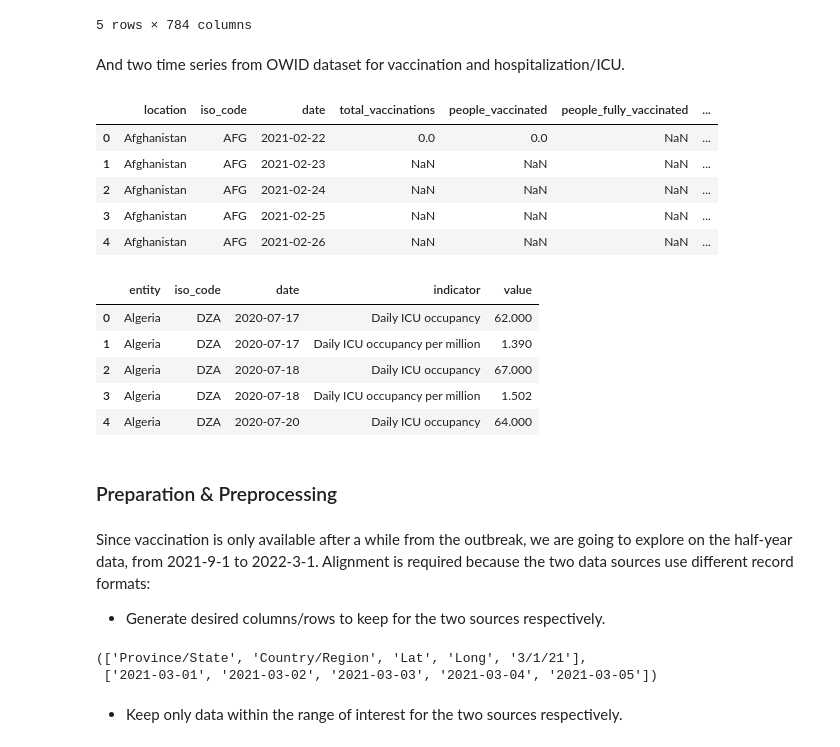
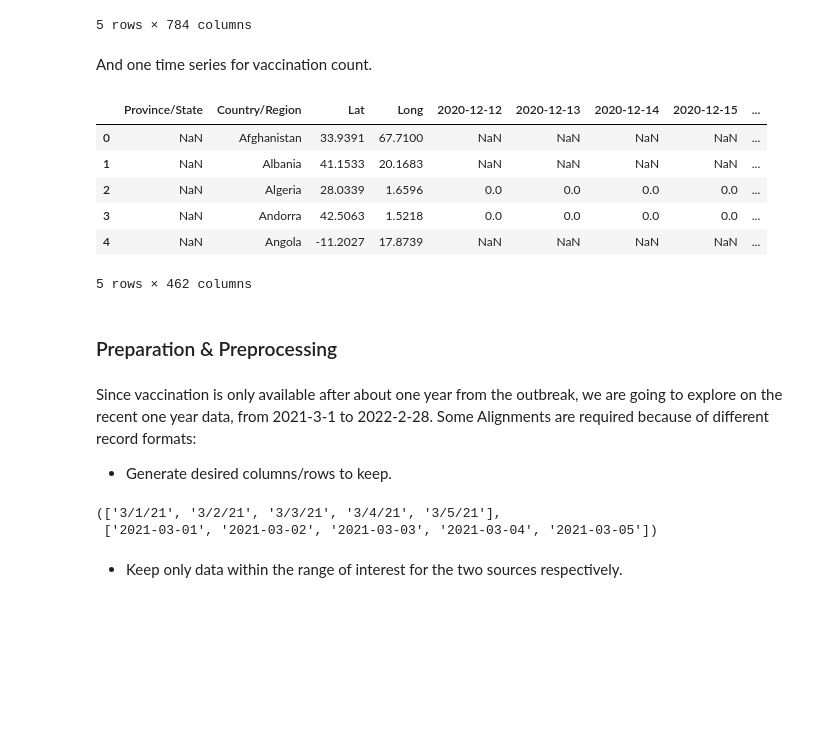
Before and after one commit to gaol00034/Covid19-Analysis, a Jupyter notebook: src/Global.ipynb, the cells around one changed output. Saved outputs shown, nothing was run; the diff lists cells and outputs as text; code cells hidden in the pictures; blank space fills up the shorter version.

Commit message:
Bug-fix: Removed useless datasets, revised codes.

```diff
--- a/src/Global.ipynb
+++ b/src/Global.ipynb
@@ -58,41 +43,31 @@ deaths_df.head(5)
 | 4 | NaN | Angola | -11.20270 | 17.873900 | 0 | 0 | 0 | 0 | 0 | ... |
 5 rows × 784 columns
 # %% [markdown]
-And two time series from OWID dataset for vaccination and hospitalization/ICU.
+And one time series for vaccination count.
 # %%
 vaccines_df = pd.read_csv(
-    'https://raw.githubusercontent.com/owid/covid-19-data/master/public/data/vaccinations/vaccinations.csv' if not TEST else 'Test_Data/vaccinations.csv'
-    )
+    'https://raw.githubusercontent.com/govex/COVID-19/master/data_tables/vaccine_data/global_data/time_series_covid19_vaccine_doses_admin_global.csv' if not TEST else 'Test_Data/time_series_covid19_vaccine_doses_admin_global.csv'
+    ).drop(columns=['UID', 'iso2', 'iso3', 'code3', 'FIPS', 'Admin2', 'Combined_Key', 'Population']).rename(columns={'Long_': 'Long', 'Province_State': 'Province/State', 'Country_Region': 'Country/Region'})
 vaccines_df.head(5)
 # %% [output]
-|  | location | iso_code | date | total_vaccinations | people_vaccinated | people_fully_vaccinated | ... |
-| 0 | Afghanistan | AFG | 2021-02-22 | 0.0 | 0.0 | NaN | ... |
-| 1 | Afghanistan | AFG | 2021-02-23 | NaN | NaN | NaN | ... |
-| 2 | Afghanistan | AFG | 2021-02-24 | NaN | NaN | NaN | ... |
-| 3 | Afghanistan | AFG | 2021-02-25 | NaN | NaN | NaN | ... |
-| 4 | Afghanistan | AFG | 2021-02-26 | NaN | NaN | NaN | ... |
+|  | Province/State | Country/Region | Lat | Long | 2020-12-12 | 2020-12-13 | 2020-12-14 | 2020-12-15 | ... |
+| 0 | NaN | Afghanistan | 33.9391 | 67.7100 | NaN | NaN | NaN | NaN | ... |
+| 1 | NaN | Albania | 41.1533 | 20.1683 | NaN | NaN | NaN | NaN | ... |
+| 2 | NaN | Algeria | 28.0339 | 1.6596 | 0.0 | 0.0 | 0.0 | 0.0 | ... |
+| 3 | NaN | Andorra | 42.5063 | 1.5218 | 0.0 | 0.0 | 0.0 | 0.0 | ... |
+| 4 | NaN | Angola | -11.2027 | 17.8739 | NaN | NaN | NaN | NaN | ... |
+5 rows × 462 columns
-# %%
-hospitals_df = pd.read_csv(
-    'https://raw.githubusercontent.com/owid/covid-19-data/master/public/data/hospitalizations/covid-hospitalizations.csv' if not TEST else 'Test_Data/covid-hospitalizations.csv'
-    )
-hospitals_df.head(5)
-# %% [output]
-|  | entity | iso_code | date | indicator | value |
-| 0 | Algeria | DZA | 2020-07-17 | Daily ICU occupancy | 62.000 |
-| 1 | Algeria | DZA | 2020-07-17 | Daily ICU occupancy per million | 1.390 |
-| 2 | Algeria | DZA | 2020-07-18 | Daily ICU occupancy | 67.000 |
-| 3 | Algeria | DZA | 2020-07-18 | Daily ICU occupancy per million | 1.502 |
-| 4 | Algeria | DZA | 2020-07-20 | Daily ICU occupancy | 64.000 |
 # %% [markdown]
 ### Preparation & Preprocessing
 # %%
 import datetime
 # %% [markdown]
-Since vaccination is only available after a while from the outbreak, we are going to explore on the half-year data, from 2021-9-1 to 2022-3-1. Alignment is required because the two data sources use different record formats:
-- Generate desired columns/rows to keep for the two sources respectively.
+Since vaccination is only available after about one year from the outbreak, we are going to explore on the recent one year data, from 2021-3-1 to 2022-2-28. Some Alignments are required because of different record formats:
+- Generate desired columns/rows to keep.
 # %%
 start_date, end_date = datetime.date(2021, 3, 1), datetime.date(2022, 3, 1)
-CSSEGIS_col, OWID_date = ['Province/State', 'Country/Region', 'Lat', 'Long'], []
+CSSEGIS_col = ['Province/State', 'Country/Region', 'Lat', 'Long', 'Population']
+dates_format_1, dates_format_2 = [], []
 
 # Single date generator
 def daterange(start_date, end_date):
@@ -100,12 +75,12 @@ def daterange(start_date, end_date):
         yield start_date + datetime.timedelta(n)
 
 for single_date in daterange(start_date, end_date):
-    CSSEGIS_col.append(single_date.strftime('%#m/%#d/%y'))
-    OWID_date.append(single_date.strftime('%Y-%m-%d'))
+    dates_format_1.append(single_date.strftime('%#m/%#d/%y'))
+    dates_format_2.append(single_date.strftime('%Y-%m-%d'))
 
-CSSEGIS_col[:5], OWID_date[:5]
+dates_format_1[:5], dates_format_2[:5]
 # %% [output]
-(['Province/State', 'Country/Region', 'Lat', 'Long', '3/1/21'],
+(['3/1/21', '3/2/21', '3/3/21', '3/4/21', '3/5/21'],
  ['2021-03-01', '2021-03-02', '2021-03-03', '2021-03-04', '2021-03-05'])
 # %% [markdown]
 - Keep only data within the range of interest for the two sources respectively.
```
Also changed, not shown: parts of 17 cells of this notebook, 4 other files.
